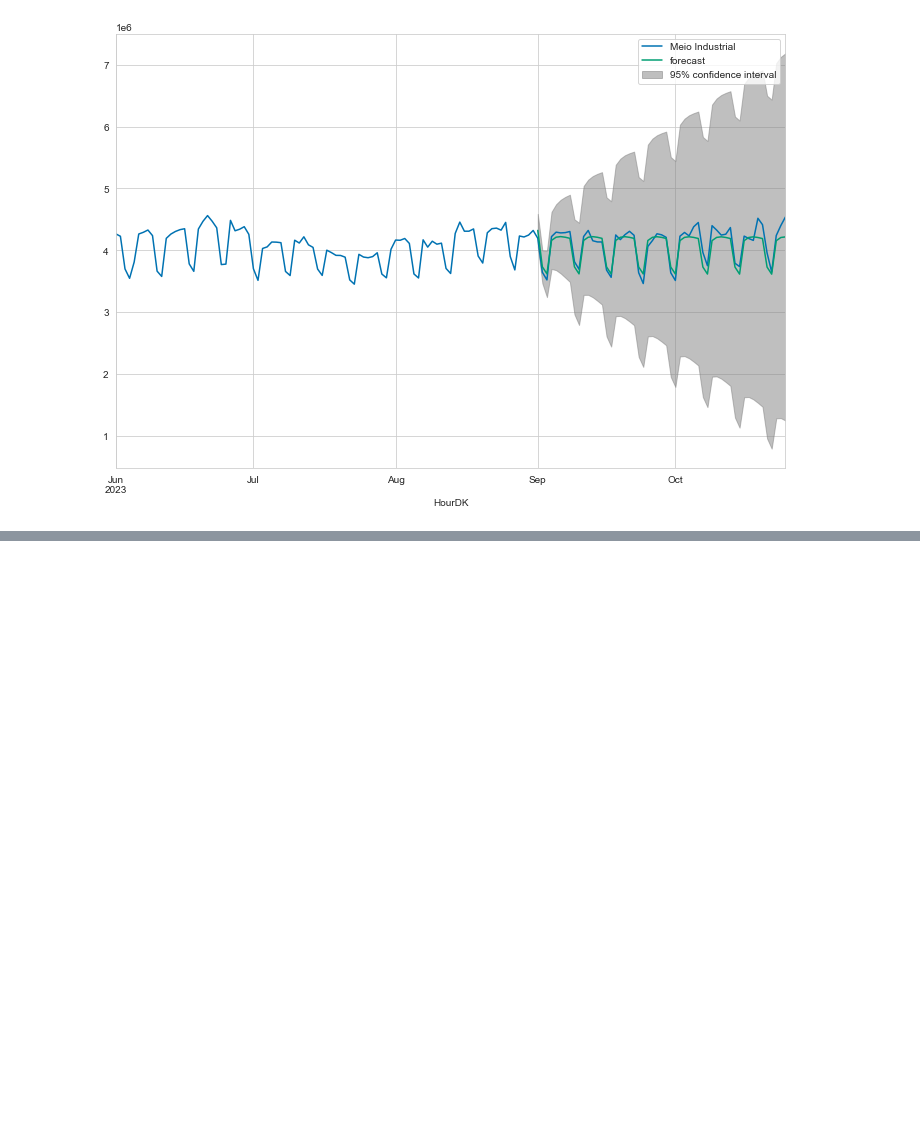
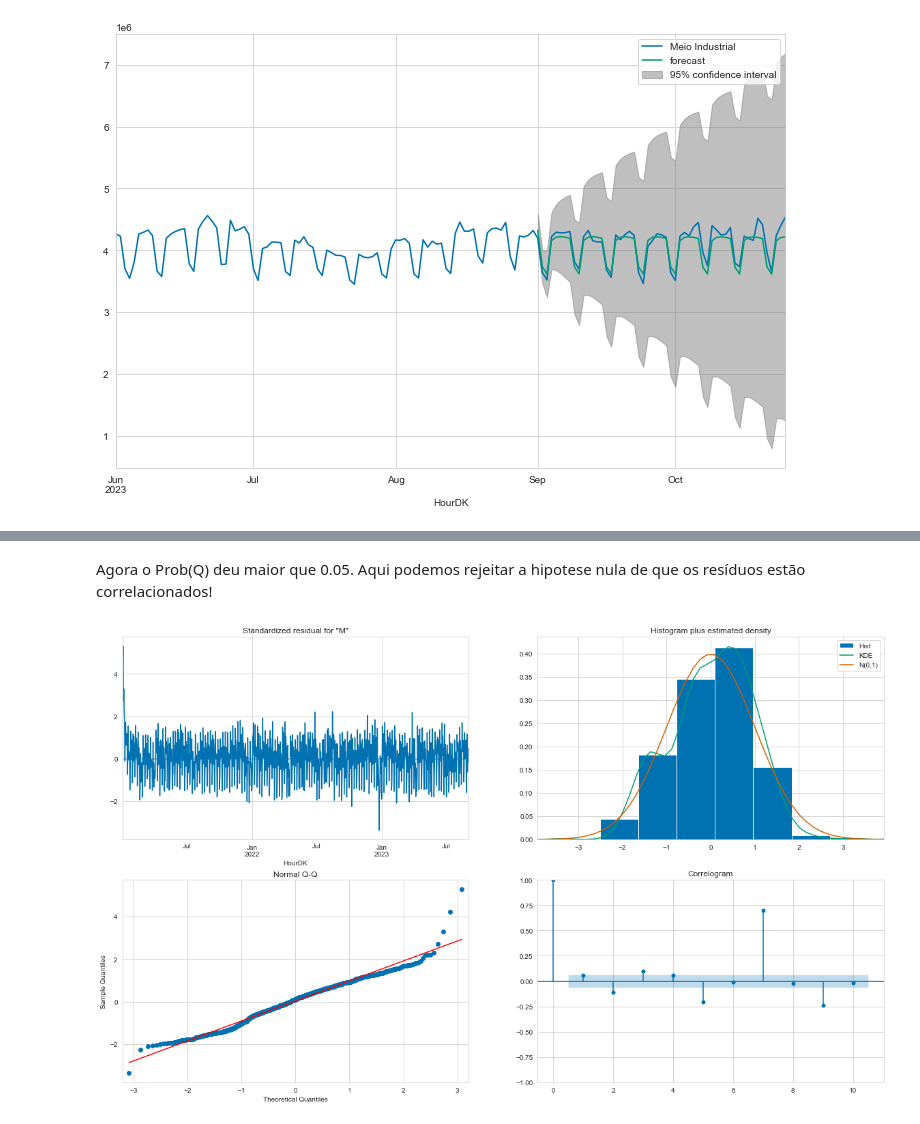
Before and after one commit to GiovaneCarvalho/Forecast_Consumo_Energia_Dinamarques, a Jupyter notebook: API.ipynb, the cells around one changed output, grey strips where cells are left out. Drawn from its saved outputs; the diff is of its cells as text; code cells hidden in the pictures; blank space fills up the shorter version.

```diff
--- a/API.ipynb
+++ b/API.ipynb
@@ -927,0 +961,3 @@ O valor do MAE foi de 231754
+# %%
+model3 = sm.tsa.ARIMA(x_treino, order = (2,1,1))
+results3 = model3.fit()
@@ -927,0 +987,7 @@ O valor do MAE foi de 231754
+# %% [markdown]
+Agora o Prob(Q) deu maior que 0.05. Aqui podemos rejeitar a hipotese nula de que os resíduos estão correlacionados!
+# %%
+results3.plot_diagnostics(figsize = (20,12))
+plt.show();
+# %% [output]
+[figure, added]
```
Also changed, not shown: parts of 34 cells of this notebook.
